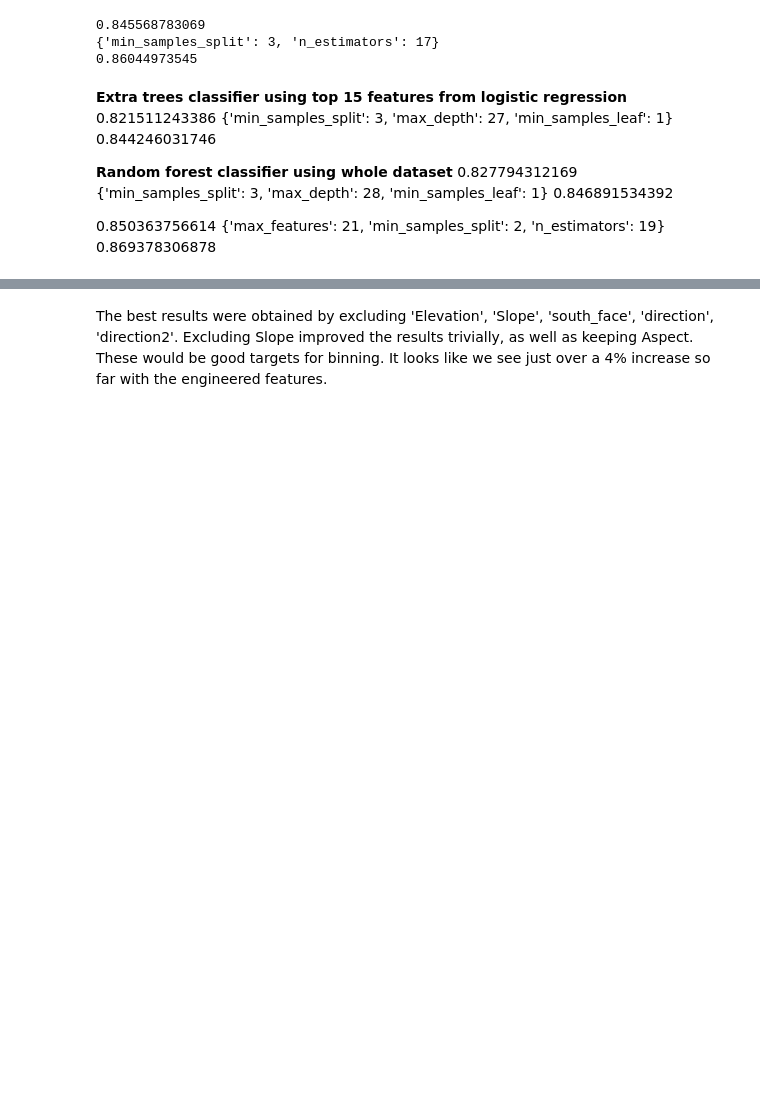
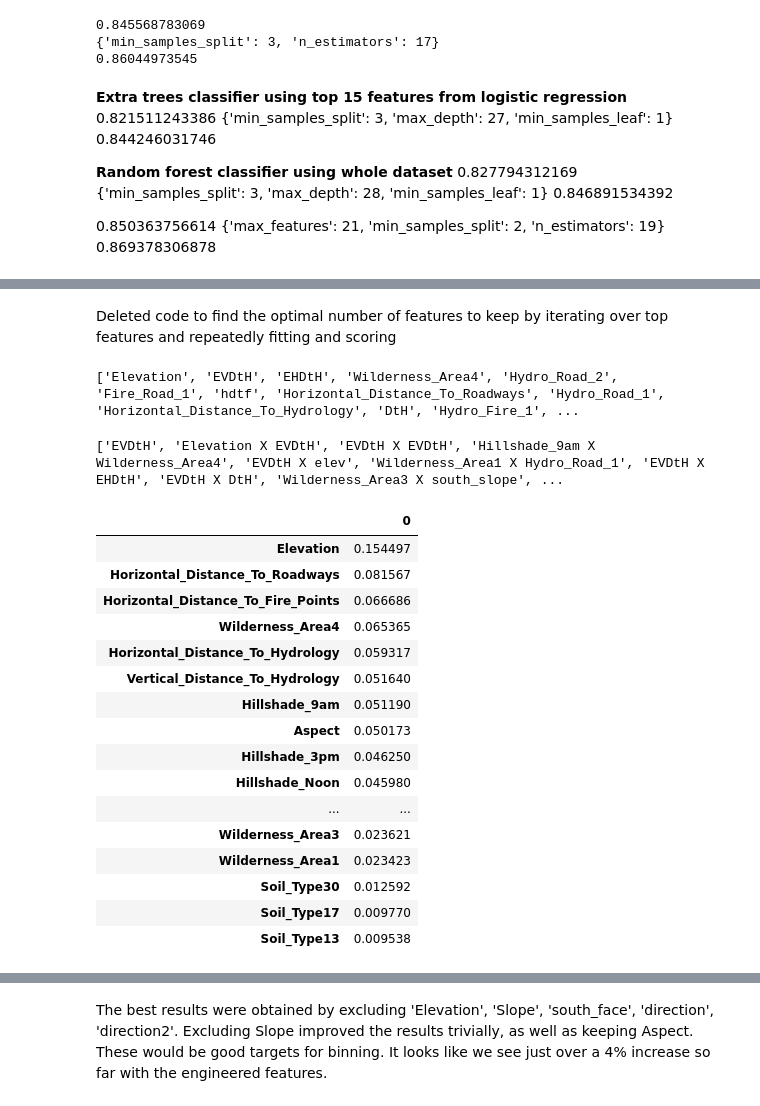
Before and after one commit to kevinallen/w207-forestcover, a Jupyter notebook: forest_cover.ipynb, the cells around one changed output, grey strips where cells are left out. Drawn from its saved outputs; the diff is of its cells as text; code cells hidden in the pictures; blank space fills up the shorter version.

```diff
--- a/forest_cover.ipynb
+++ b/forest_cover.ipynb
@@ -118,7 +102,7 @@ for name, clf in zip(names, classifiers):
     print name
     # SVM classifiers don't work without feature standardization
     if (name != 'Linear SVM' and name != 'RBF SVM'):
-        clf.fit(train_data, train_labels)
+        clf.fit(X_train, y_train)
         score = clf.score(dev_data, dev_labels)
         print 'Without feature standardization, score = ', score
     st = time.time()
@@ -339,7 +303,0 @@ plotc(train.Cover_Type, train.Vertical_Distance_To_Hydrology)
-# %%
-# use pandas to read csv
-data = pd.read_csv('train.csv')
-# shuffle = np.random.permutation(np.arange(data.shape[0]))
-# data = data[shuffle]
-train = data[:len(data)*1/2]
-dev = data[len(data)*1/2:]
@@ -345,0 +773,10 @@ dev = data[len(data)*1/2:]
+# %%
+# scale data to zero mean and unit variance
+def standardize(train, dev, test=None):
+    scaler = StandardScaler().fit(train)
+    X_train_std = scaler.transform(train)
+    X_dev_std = scaler.transform(dev)
+    X_test_std = None
+    if test is not None:
+        X_test_std = scaler.transform(test)
+    return X_train_std, X_dev_std, X_test_std
@@ -345,0 +809,19 @@ dev = data[len(data)*1/2:]
+# %%
+start = time.time()
+
+train = pd.read_csv('train.csv')
+# minus_soil_feats = [col for col in train.columns if "Soil_Type" not in col]
+# train = train[minus_soil_feats]
+train, _ = add_features(train)
+X_train, y_train, X_dev, y_dev = split_data(train,.8)
+X_train, X_dev, _ = standardize(X_train.as_matrix(), X_dev.as_matrix())
+
+params = { 'C':10.**np.arange(-2,5) }
+
+clf = GridSearchCV( SVC(kernel='linear'),params)
+clf.fit(X_train, y_train)
+print clf.best_score_
+print clf.best_params_
+print clf.score(X_dev, y_dev)
+print clf.grid_scores_
+print 'Run time = %s' % (datetime(timedelta(seconds=time.time() - start)))
@@ -345,0 +908,6 @@ dev = data[len(data)*1/2:]
+# %% [markdown]
+Deleted code to find the optimal number of features to keep by iterating over top features and repeatedly fitting and scoring
+# %%
+print top_features
+# %% [output]
+['Elevation', 'EVDtH', 'EHDtH', 'Wilderness_Area4', 'Hydro_Road_2', 'Fire_Road_1', 'hdtf', 'Horizontal_Distance_To_Roadways', 'Hydro_Road_1', 'Horizontal_Distance_To_Hydrology', 'DtH', 'Hydro_Fire_1', ...
@@ -345,0 +958,24 @@ dev = data[len(data)*1/2:]
+# %%
+print top_features
+# %% [output]
+['EVDtH', 'Elevation X EVDtH', 'EVDtH X EVDtH', 'Hillshade_9am X Wilderness_Area4', 'EVDtH X elev', 'Wilderness_Area1 X Hydro_Road_1', 'EVDtH X EHDtH', 'EVDtH X DtH', 'Wilderness_Area3 X south_slope', ...
+# %%
+pd.DataFrame(forest.feature_importances_,index=X_train.columns).sort([0], ascending=False) [:20]
+# %% [output]
+|  | 0 |
+| Elevation | 0.154497 |
+| Horizontal_Distance_To_Roadways | 0.081567 |
+| Horizontal_Distance_To_Fire_Points | 0.066686 |
+| Wilderness_Area4 | 0.065365 |
+| Horizontal_Distance_To_Hydrology | 0.059317 |
+| Vertical_Distance_To_Hydrology | 0.051640 |
+| Hillshade_9am | 0.051190 |
+| Aspect | 0.050173 |
+| Hillshade_3pm | 0.046250 |
+| Hillshade_Noon | 0.045980 |
+| ... | ... |
+| Wilderness_Area3 | 0.023621 |
+| Wilderness_Area1 | 0.023423 |
+| Soil_Type30 | 0.012592 |
+| Soil_Type17 | 0.009770 |
+| Soil_Type13 | 0.009538 |
```
Also changed, not shown: parts of 21 cells of this notebook.
